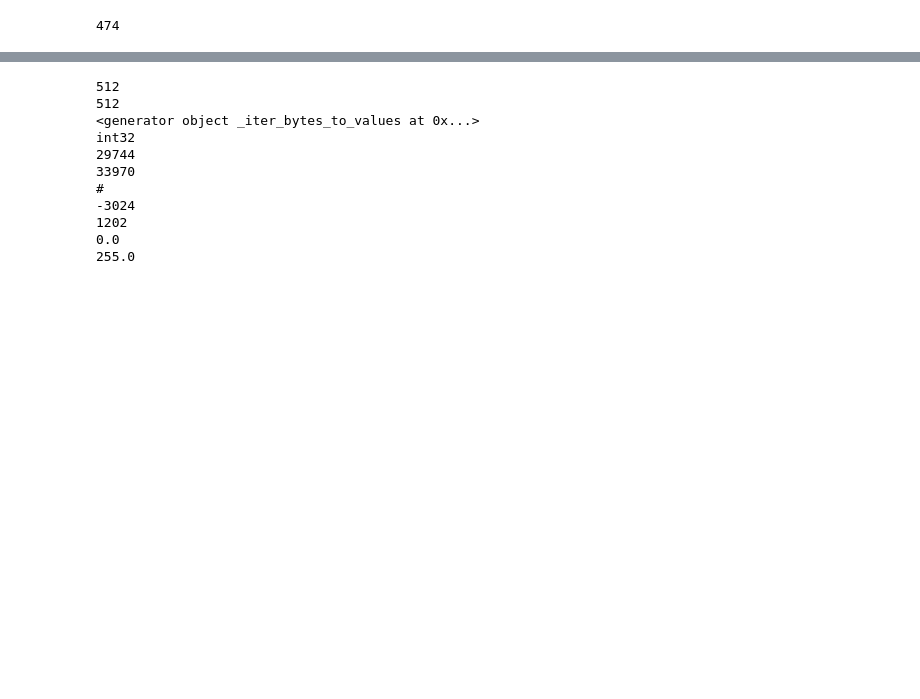
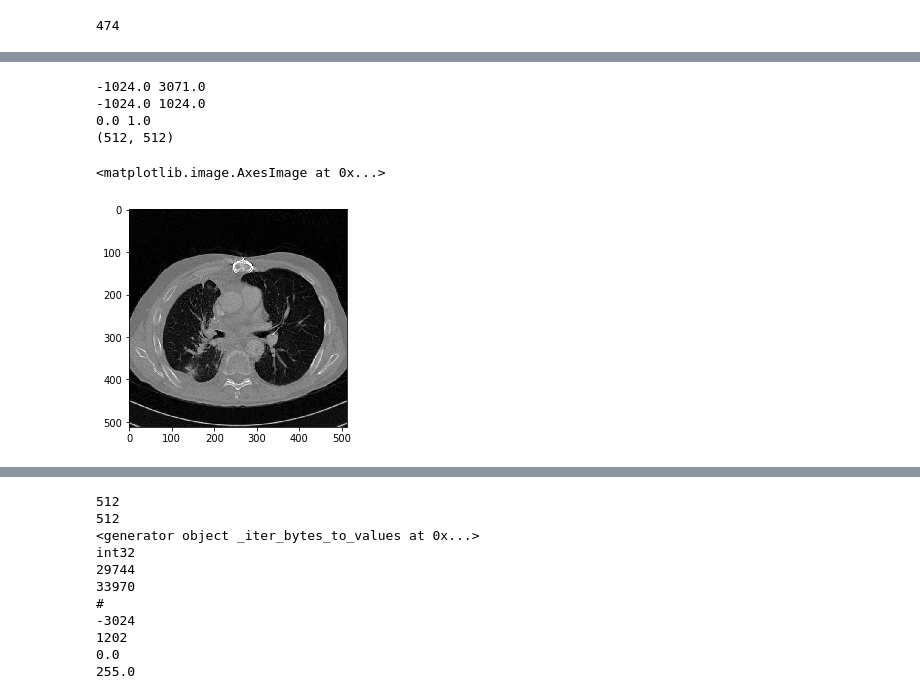
Before and after one commit to bottlenome/tf_unet, a Jupyter notebook: demo/fbp_unet.ipynb, the cells around one changed output, grey strips where cells are left out. Cells and saved outputs as stored; diff of their text form; code cells hidden in the pictures; blank space fills up the shorter version.

```diff
--- a/demo/fbp_unet.ipynb
+++ b/demo/fbp_unet.ipynb
@@ -109,0 +71,17 @@ prediction = net.predict("./unet_trained64/model.ckpt", x_test)
+# %%
+img = full_archive["image"][0]
+print(np.min(img), np.max(img))
+img2 = np.where(img >= 1024, 1024, img)
+print(np.min(img2), np.max(img2))
+n_img = img2 / (2048) + .5
+print(np.min(n_img), np.max(n_img))
+print(img.shape)
+plt.gray()
+plt.imshow(n_img)
+# %% [output]
+-1024.0 3071.0
+-1024.0 1024.0
+0.0 1.0
+(512, 512)
+<matplotlib.image.AxesImage at 0x...>
+[figure, added]
```
Also changed, not shown: parts of 13 cells of this notebook, 3 other files.
